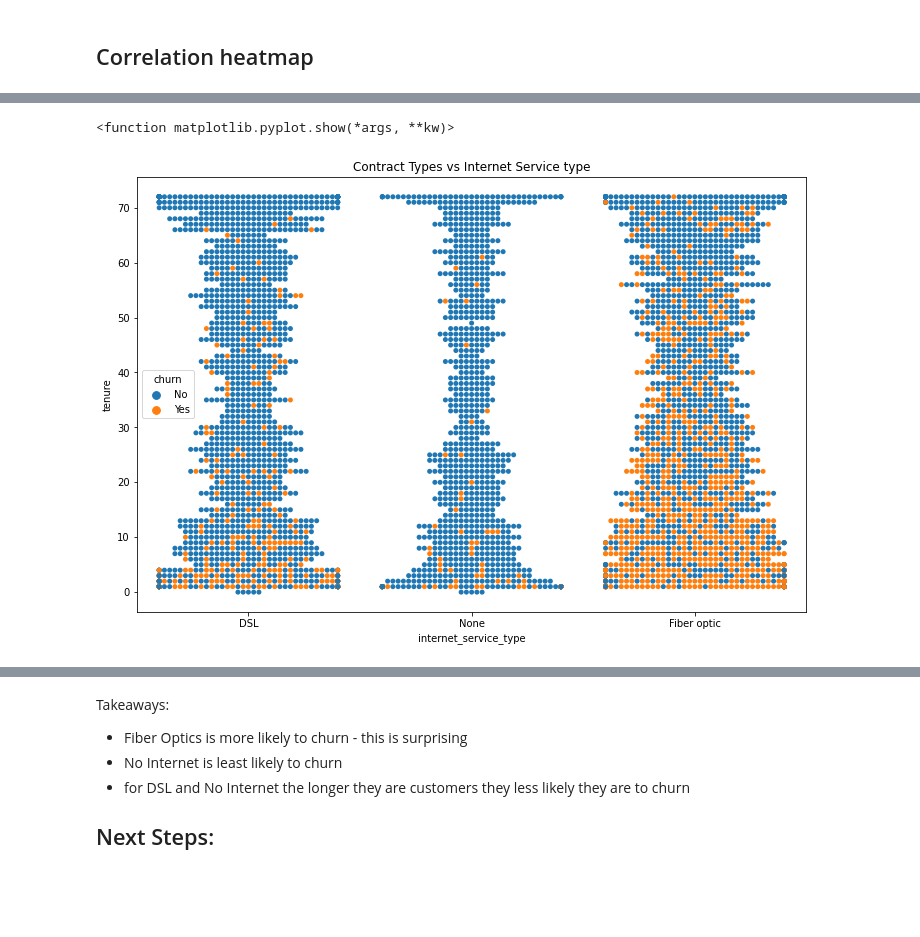
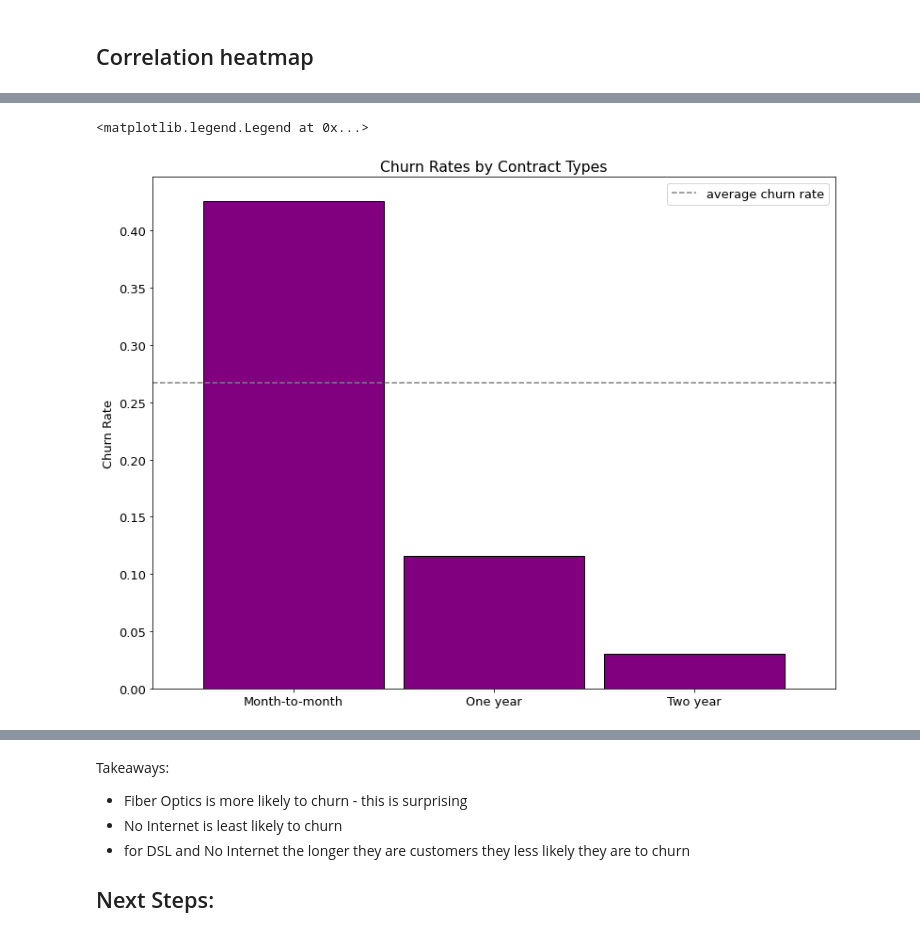
Before and after one commit to Churning-Up-the-Heat/classification-project, a Jupyter notebook: scratchpad_yk.ipynb, the cells around one changed output, grey strips where cells are left out. Saved outputs shown, nothing was run; the diff lists cells and outputs as text; code cells hidden in the pictures; blank space fills up the shorter version.

```diff
--- a/scratchpad_yk.ipynb
+++ b/scratchpad_yk.ipynb
@@ -212,20 +251,11 @@ Next steps:
-# %%
-plt.figure(figsize=(12, 8))
-
-# plt.subplot(2, 2, 1)
-# plt.title("Contract Types vs Monthly Charges")
-# sns.boxplot(x="monthly_charges", y="tenure", data=train, hue="churn")
-
-# plt.subplot(2, 2, 2)
-plt.title("Contract Types vs Internet Service type")
-sns.swarmplot(x="internet_service_type", y="tenure", data=train, hue="churn")
-
-# plt.subplot(2, 2, 2)
-# plt.title("Contract Types vs Phone Service")
-# sns.swarmplot(x="phone_service", y="tenure", data=train, hue="churn")
-
-
-plt.show
-# %% [output]
-<function matplotlib.pyplot.show(*args, **kw)>
-[figure, removed]
+# %%
+plt.title("Churn Rates by Contract Types")
+train.groupby("contract_type").churn_encoded.mean().plot.bar(ec='black', fc='purple', width=.9, label='')
+plt.xticks(rotation=0)
+plt.xlabel('')
+plt.ylabel('Churn Rate')
+plt.hlines(train.churn_encoded.mean(), *plt.xlim(), ls='--', color='grey', label='average churn rate')
+plt.legend()
+# %% [output]
+<matplotlib.legend.Legend at 0x...>
+[figure, added]
```
Also changed, not shown: parts of 33 cells of this notebook.
